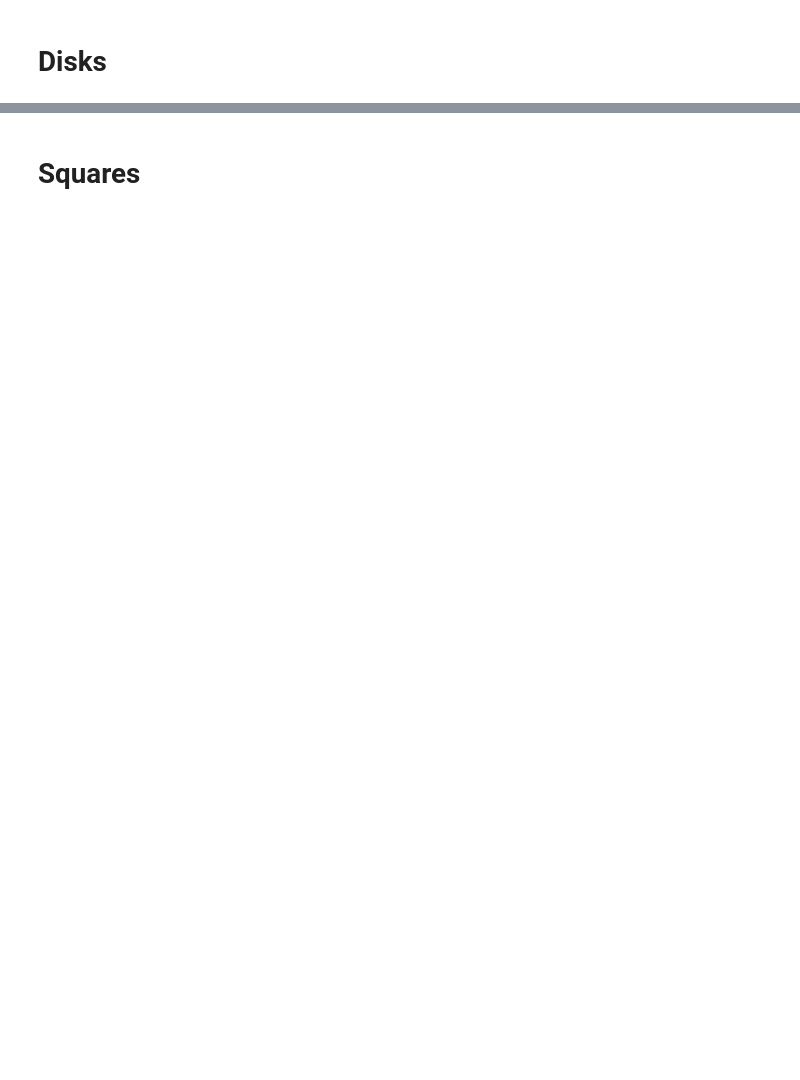
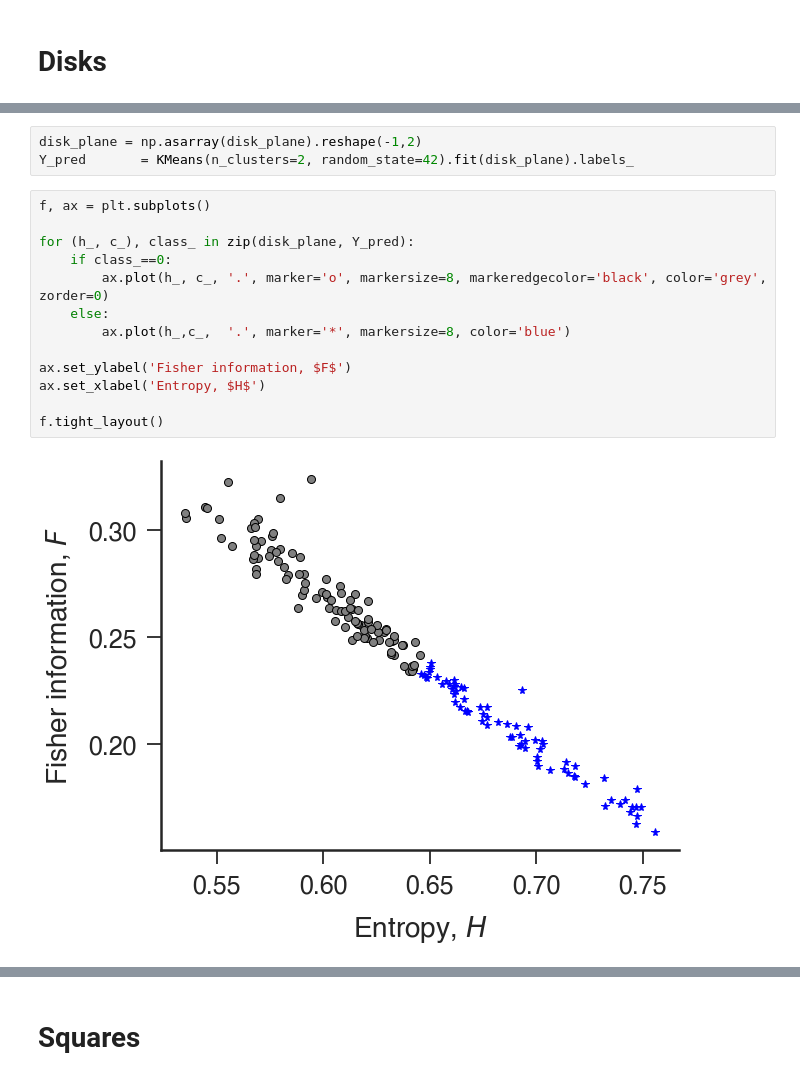
Before and after one commit to arthurpessa/falling-paper-ordpy, a Jupyter notebook: falling-paper-ordpy.ipynb, the cells around one changed output, grey strips where cells are left out. Drawn from its saved outputs; the diff is of its cells as text; blank space fills up the shorter version.

```diff
--- a/falling-paper-ordpy.ipynb
+++ b/falling-paper-ordpy.ipynb
@@ -1037,0 +851,18 @@ for i in [21,6]:
+# %%
+disk_plane = np.asarray(disk_plane).reshape(-1,2)
+Y_pred       = KMeans(n_clusters=2, random_state=42).fit(disk_plane).labels_
+# %%
+f, ax = plt.subplots()
+
+for (h_, c_), class_ in zip(disk_plane, Y_pred):
+    if class_==0:
+        ax.plot(h_, c_, '.', marker='o', markersize=8, markeredgecolor='black', color='grey', zorder=0)
+    else:
+        ax.plot(h_,c_,  '.', marker='*', markersize=8, color='blue')
+
+ax.set_ylabel('Fisher information, $F$')
+ax.set_xlabel('Entropy, $H$')
+
+f.tight_layout()
+# %% [output]
+[figure, added]
```
Also changed, not shown: parts of 116 cells of this notebook.
